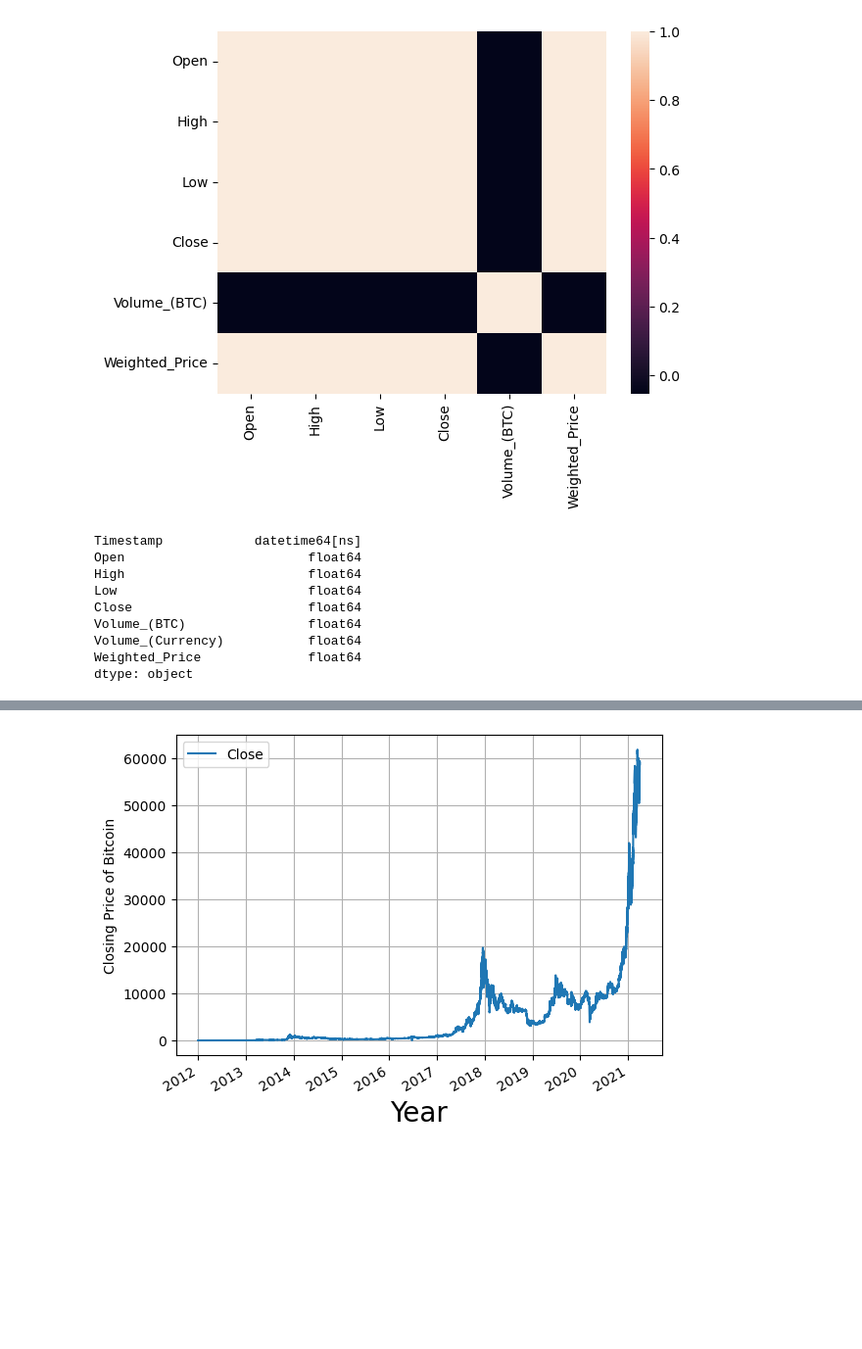
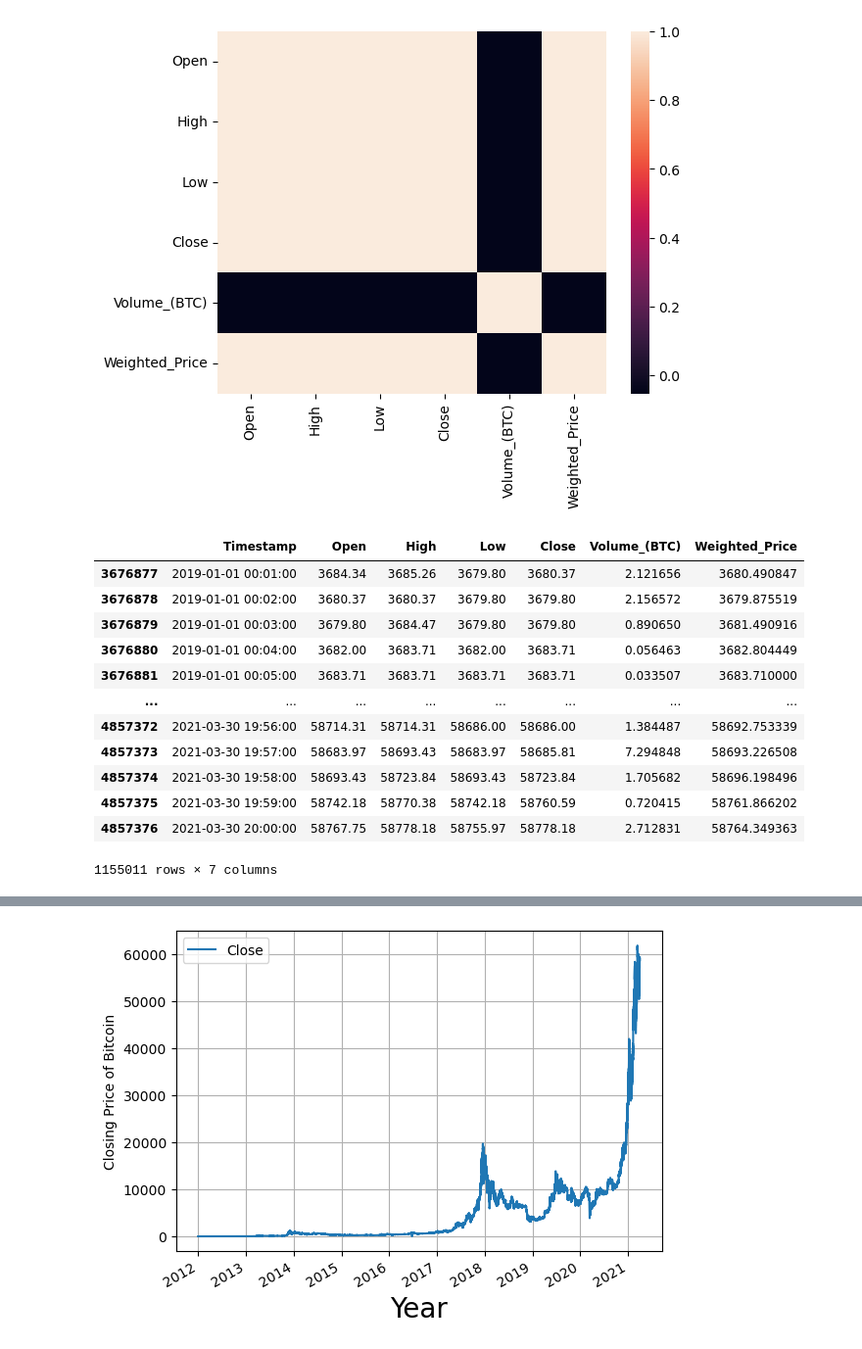
Before and after one commit to Abhishek18101996/MarketAnalysis, a Jupyter notebook: Market Analysis for Bitcoin Before and After Presidential Election.ipynb, the cells around one changed output, grey strips where cells are left out. Shown at 98% size. Cells and saved outputs as stored; diff of their text form; code cells hidden in the pictures; blank space fills up the shorter version.

```diff
--- a/Market Analysis for Bitcoin Before and After Presidential Election.ipynb
+++ b/Market Analysis for Bitcoin Before and After Presidential Election.ipynb
@@ -99,13 +107,19 @@ sns.heatmap(df.corr())
 <AxesSubplot:>
 [figure]
 # %%
+new_df = df[(df['Timestamp']>'2019-01-01')]
+new_df
 # %% [output]
+|  | Timestamp | Open | High | Low | Close | Volume_(BTC) | Weighted_Price |
+| 3676877 | 2019-01-01 00:01:00 | 3684.34 | 3685.26 | 3679.80 | 3680.37 | 2.121656 | 3680.490847 |
+| 3676878 | 2019-01-01 00:02:00 | 3680.37 | 3680.37 | 3679.80 | 3679.80 | 2.156572 | 3679.875519 |
+| 3676879 | 2019-01-01 00:03:00 | 3679.80 | 3684.47 | 3679.80 | 3679.80 | 0.890650 | 3681.490916 |
+| 3676880 | 2019-01-01 00:04:00 | 3682.00 | 3683.71 | 3682.00 | 3683.71 | 0.056463 | 3682.804449 |
+| 3676881 | 2019-01-01 00:05:00 | 3683.71 | 3683.71 | 3683.71 | 3683.71 | 0.033507 | 3683.710000 |
+| ... | ... | ... | ... | ... | ... | ... | ... |
+| 4857372 | 2021-03-30 19:56:00 | 58714.31 | 58714.31 | 58686.00 | 58686.00 | 1.384487 | 58692.753339 |
+| 4857373 | 2021-03-30 19:57:00 | 58683.97 | 58693.43 | 58683.97 | 58685.81 | 7.294848 | 58693.226508 |
+| 4857374 | 2021-03-30 19:58:00 | 58693.43 | 58723.84 | 58693.43 | 58723.84 | 1.705682 | 58696.198496 |
+| 4857375 | 2021-03-30 19:59:00 | 58742.18 | 58770.38 | 58742.18 | 58760.59 | 0.720415 | 58761.866202 |
+| 4857376 | 2021-03-30 20:00:00 | 58767.75 | 58778.18 | 58755.97 | 58778.18 | 2.712831 | 58764.349363 |
-Timestamp            datetime64[ns]
-Open                        float64
-High                        float64
-Low                         float64
-Close                       float64
-Volume_(BTC)                float64
-Volume_(Currency)           float64
-Weighted_Price              float64
-dtype: object
+1155011 rows × 7 columns
```
Also changed, not shown: parts of 9 cells of this notebook.
